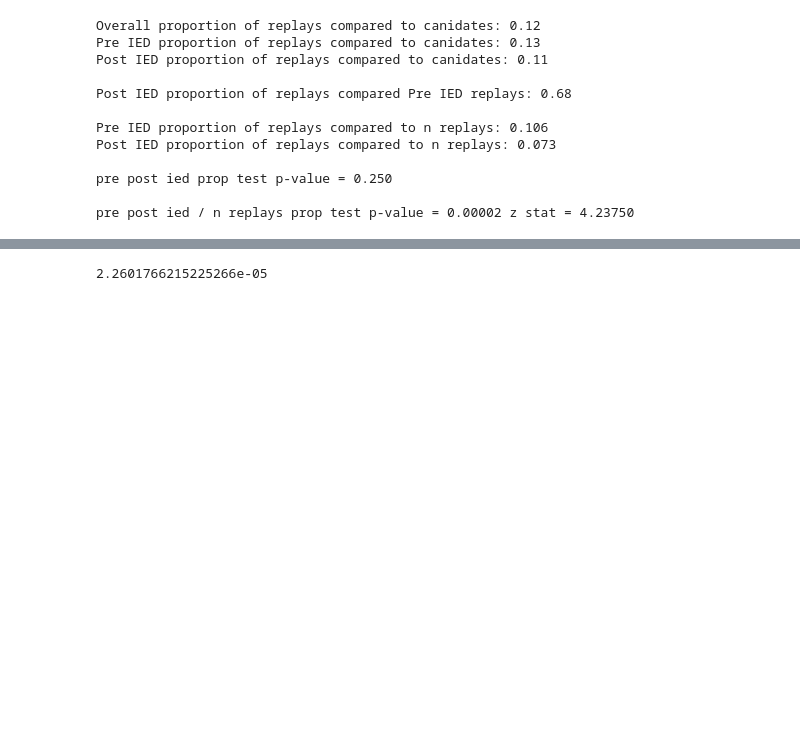
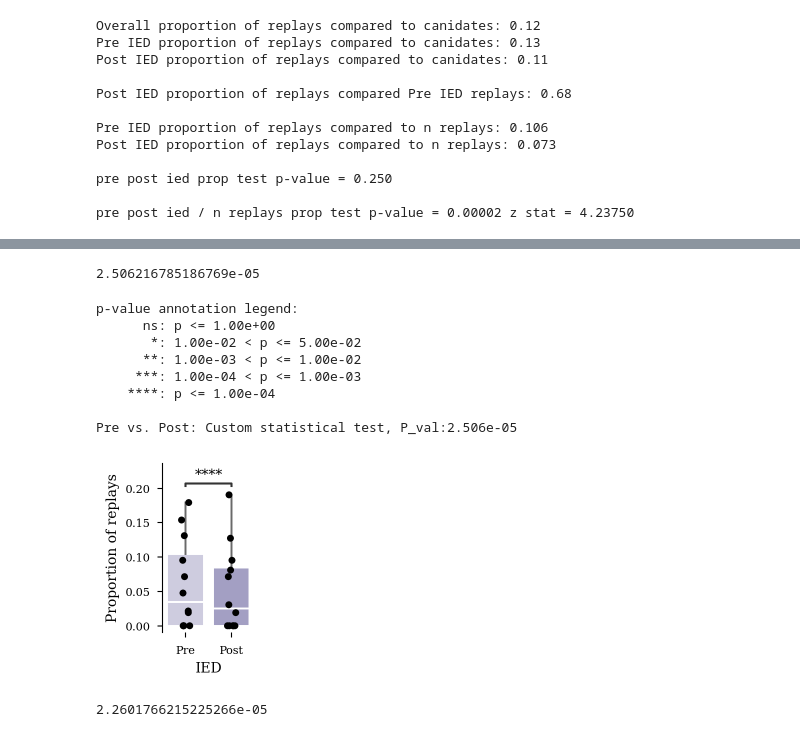
Before and after one commit to ryanharvey1/ad_ied, a Jupyter notebook: scripts/replay/replay_ied.ipynb, the cells around one changed output, grey strips where cells are left out. Cells and saved outputs as stored; diff of their text form; code cells hidden in the pictures; blank space fills up the shorter version.

```diff
--- a/scripts/replay/replay_ied.ipynb
+++ b/scripts/replay/replay_ied.ipynb
@@ -67,7 +62,9 @@ old = [
     r"X:\AD_sessions\AZ16\AZ16_221104_sess7",
     r"X:\AD_sessions\AZ16\AZ16_221109_sess10",
 ]
-df["age_label"] = df.basepath.apply(lambda x: "old" if x in old else "young" if x in young else None)
+df["age_label"] = df.basepath.apply(
+    lambda x: "old" if x in old else "young" if x in young else None
+)
 df["age_label"].value_counts()
 # %% [output]
 young    20230
@@ -207,3 +264,71 @@ pre post ied / n replays prop test p-value = 0.00002 z stat = 4.23750
+# %%
+result.pvalues.label_binary
+# %% [output]
+2.506216785186769e-05
+# %%
+fig, ax = plt.subplots(
+    figsize=functions.set_size("thesis", fraction=0.2, subplots=(3, 1)), edgecolor=None
+)
+
+group_colors = {"Pre": "#ccc9e2", "Post": "#9e99c9"}
+sns.set_palette(sns.color_palette(group_colors.values()))
+
+
+# def reindex_df(df, weight_col):
+#     """expand the dataframe to prepare for resampling
+#     result is 1 row per count per sample"""
+#     df = df.reindex(df.index.repeat(df[weight_col]))
+#     df.reset_index(drop=True, inplace=True)
+#     return df
+
+
+# temp_df = reindex_df(df_prop, weight_col="n_replays")
+# sns.boxplot(data=df_prop,x="label",y="prop")
+sns.boxplot(
+    data=df_prop,
+    x="label",
+    y="prop",
+    showfliers=False,
+    medianprops=dict(color="white", alpha=1),
+    capprops=dict(alpha=0),
+    boxprops=dict(edgecolor="white"),
+)
+sns.stripplot(data=df_prop, x="label", y="prop", color="k")
+
+box_pairs = [("Pre", "Post")]
+annotator = Annotator(
+    ax,
+    box_pairs,
+    data=df_prop,
+    x="label",
+    y="prop",
+)
+(annotator
+    .configure(test=None, test_short_name="glm")
+    .set_pvalues(pvalues=[result.pvalues.label_binary])
+    .annotate())
+
+
+ax.set_ylabel("Proportion of replays")
+ax.set_xlabel("IED")
+# ax.legend("")
+sns.despine(bottom=True)
+
+plt.savefig(
+    os.path.join(fig_save_path, "pre_post_ied_replay_prop_sess_by_sess.svg"),
+    dpi=300,
+    bbox_inches="tight",
+)
+# %% [output]
+p-value annotation legend:
+      ns: p <= 1.00e+00
+       *: 1.00e-02 < p <= 5.00e-02
+      **: 1.00e-03 < p <= 1.00e-02
+     ***: 1.00e-04 < p <= 1.00e-03
+    ****: p <= 1.00e-04
+
+Pre vs. Post: Custom statistical test, P_val:2.506e-05
+[figure, added]
 # %%
 pval
 # %% [output]
```
Also changed, not shown: parts of 41 cells of this notebook, 2 other files.
